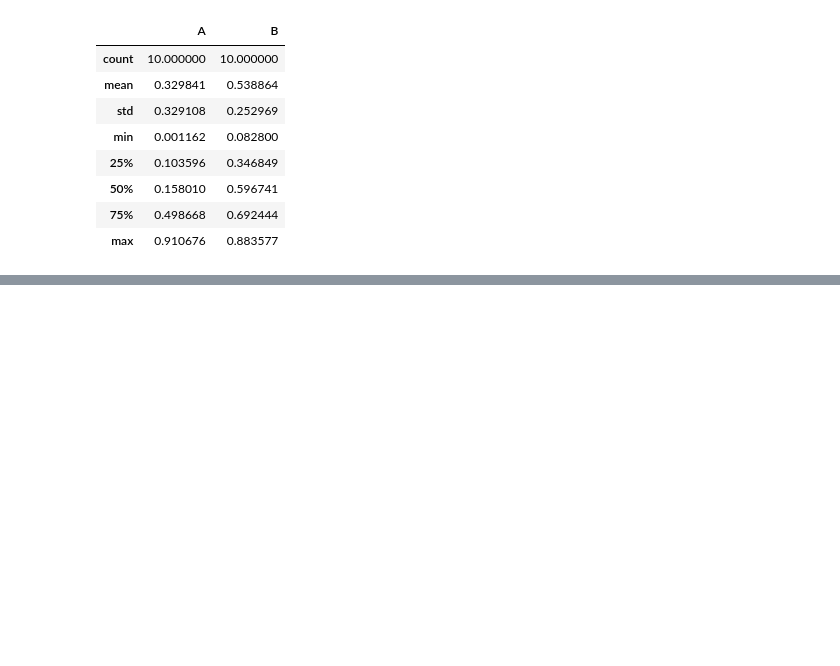
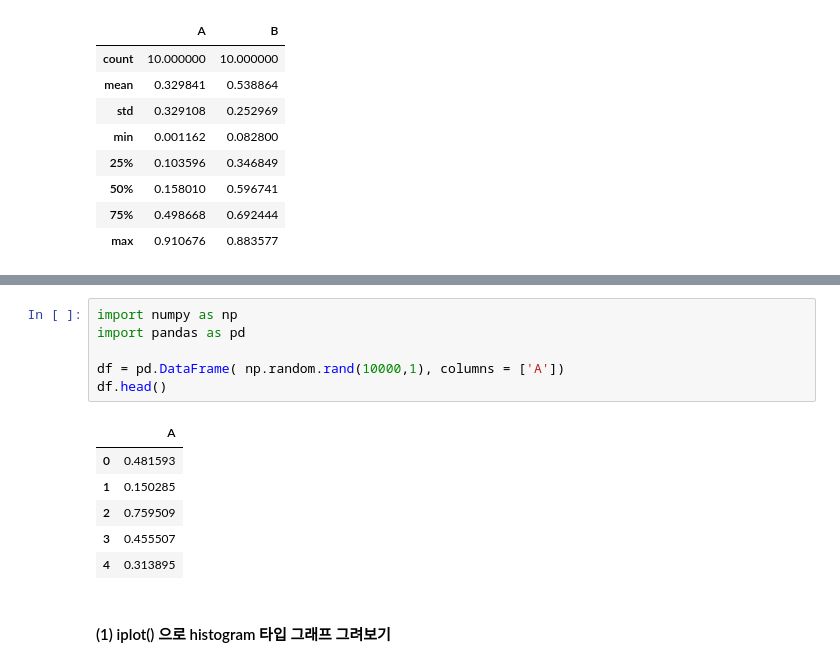
Before and after one commit to jhryu1208/Python_DataAnalysis_Pandas, a Jupyter notebook: Pandas/Deep_Data_and_Visual.ipynb, the cells around one changed output, grey strips where cells are left out. Cells and saved outputs as stored; diff of their text form; blank space fills up the shorter version.

Commit message:
JH_Update Method of Exploration Deep Data Visualization_py

```diff
--- a/Pandas/Deep_Data_and_Visual.ipynb
+++ b/Pandas/Deep_Data_and_Visual.ipynb
@@ -159,0 +228,15 @@ df.describe()
+# %%
+import numpy as np
+import pandas as pd
+
+df = pd.DataFrame( np.random.rand(10000,1), columns = ['A'])
+df.head()
+# %% [output]
+|  | A |
+| 0 | 0.481593 |
+| 1 | 0.150285 |
+| 2 | 0.759509 |
+| 3 | 0.455507 |
+| 4 | 0.313895 |
+# %% [markdown]
+#### (1) iplot() 으로 histogram 타입 그래프 그려보기
```
Also changed, not shown: parts of 13 cells of this notebook.
